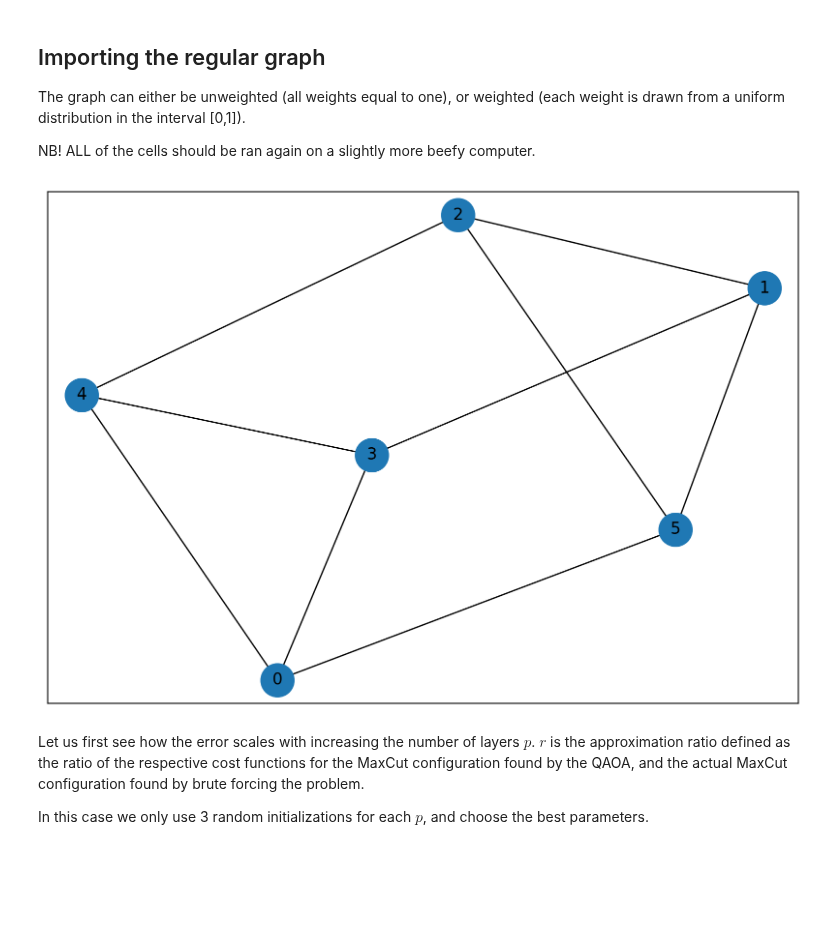
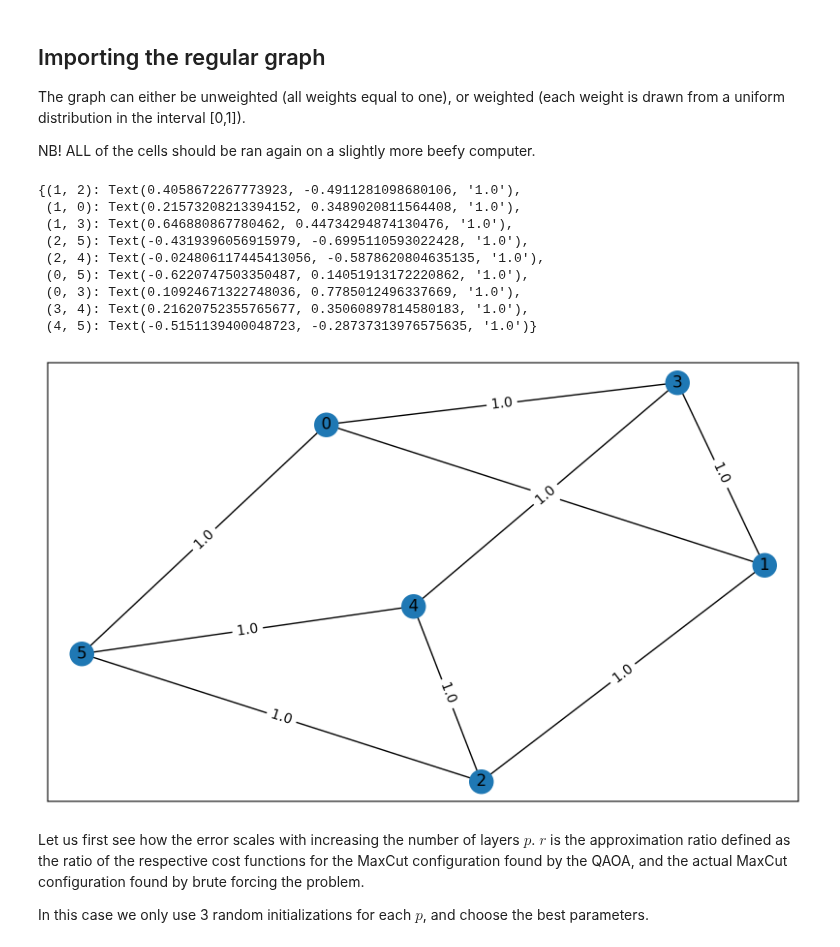
Before and after one commit to OpenQuantumComputing/optimization, a Jupyter notebook: Depth scaling and heuristics.ipynb, the cells around one changed output. Saved outputs shown, nothing was run; the diff lists cells and outputs as text; code cells hidden in the pictures; blank space fills up the shorter version.

```diff
--- a/Depth scaling and heuristics.ipynb
+++ b/Depth scaling and heuristics.ipynb
@@ -26,26 +26,30 @@ plt.rcParams.update(newparams)
 The graph can either be unweighted (all weights equal to one), or weighted (each weight is drawn from a uniform distribution in the interval [0,1]).
 
 NB! ALL of the cells should be ran again on a slightly more beefy computer.
-# %%
-d = 3 # 3 regular graph
-n = 6 # # nodes
-G = nx.random_regular_graph(d,n) # d*n must be even
-
-if weighted:
-    for edge in G.edges():
-        i=int(edge[0])
-        j=int(edge[1])
-        E = [(i,j,np.random.uniform())]
-        G.add_weighted_edges_from(E)
-else:
-    for edge in G.edges():
-        i=int(edge[0])
-        j=int(edge[1])
-        E = [(i,j,1.0)]
-        G.add_weighted_edges_from(E)
-nx.draw_networkx(G, node_size=600, alpha=1)
-# %% [output]
-[figure, removed]
+# %%
+d = 3 # 3 regular graph
+n = 6 # # nodes
+decimals = 0
+G = nx.random_regular_graph(d,n) # d*n must be even
+
+addWeights_MaxCut(G,decimals=decimals)
+
+plt.figure(figsize=(10,6))
+pos = nx.spring_layout(G)
+labels = nx.get_edge_attributes(G,'weight')
+nx.draw_networkx(G,pos)
+nx.draw_networkx_edge_labels(G,pos,edge_labels=labels)
+# %% [output]
+{(1, 2): Text(0.4058672267773923, -0.4911281098680106, '1.0'),
+ (1, 0): Text(0.21573208213394152, 0.3489020811564408, '1.0'),
+ (1, 3): Text(0.646880867780462, 0.44734294874130476, '1.0'),
+ (2, 5): Text(-0.4319396056915979, -0.6995110593022428, '1.0'),
+ (2, 4): Text(-0.024806117445413056, -0.5878620804635135, '1.0'),
+ (0, 5): Text(-0.6220747503350487, 0.14051913172220862, '1.0'),
+ (0, 3): Text(0.10924671322748036, 0.7785012496337669, '1.0'),
+ (3, 4): Text(0.21620752355765677, 0.35060897814580183, '1.0'),
+ (4, 5): Text(-0.5151139400048723, -0.28737313976575635, '1.0')}
+[figure, added]
 # %% [markdown]
 Let us first see how the error scales with increasing the number of layers $p$. $r$ is the approximation ratio defined as the ratio of the respective cost functions for the MaxCut configuration found by the QAOA, and the actual MaxCut configuration found by brute forcing the problem.
 
```
Also changed, not shown: parts of 3 cells of this notebook, 2 other files.
